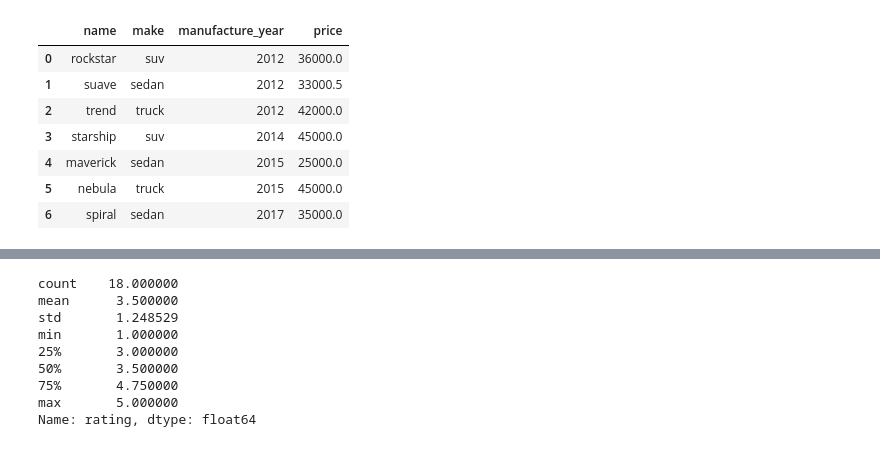
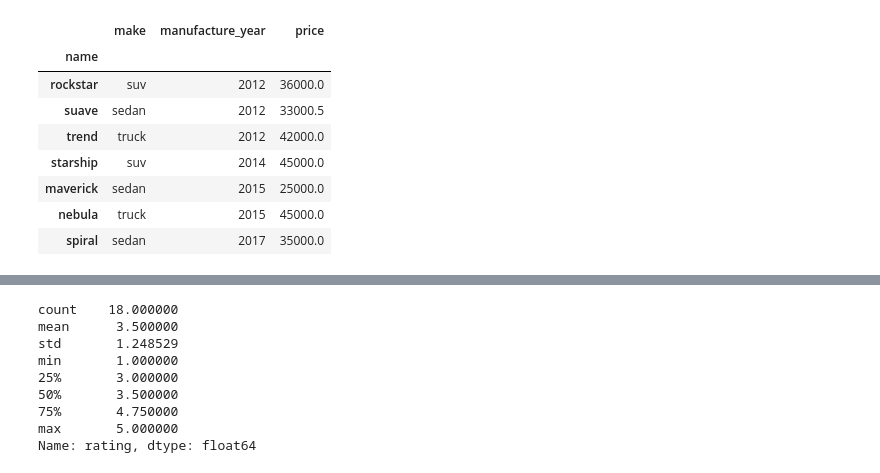
Before and after one commit to evanpaddock/MIS501_PA3, a Jupyter notebook: PA3.ipynb, the cells around one changed output, grey strips where cells are left out. Saved outputs shown, nothing was run; the diff lists cells and outputs as text; code cells hidden in the pictures.

```diff
--- a/PA3.ipynb
+++ b/PA3.ipynb
@@ -4,11 +4,33 @@ from datetime import datetime
 import re
 import matplotlib.pyplot as plt
 import numpy as np
-# %%
-def convert_row_type(row: list[str], type_list: list[type]):
-    return [to_type(value) if value else None for to_type, value in zip(type_list, row)]
+# %%
+def convert_row_type(row: list[str], type_list: list[type]):
+    converted_values = []
+
+    for value, type in zip(row, type_list):
+            if type == str:
+                value =  re.sub(r'\s+', ' ', value).strip()
+                if len(value) > 0:
+                    converted_values.append(value)
+                else:
+                    converted_values.append('')
+            elif type == int:
+                if value:
+                    converted_values.append(int(value))
+                else:
+                    converted_values.append(None)
+            elif type == float:
+                if value:
+                    converted_values.append(float(value))
+                else:
+                    converted_values.append(None)
+            else:
+                converted_values.append(value)
+
+    return converted_values
 # %%
-def read_file(file_name: str, type_list: list[type], sep:str="#"):
+def read_file(file_name: str, type_list: list[type], sep:str="#", index:str=None):
     infile = open(file_name, "r")
 
     line = infile.readline()
@@ -23,19 +45,18 @@ def read_file(file_name: str, type_list: list[type], sep:str="#"):
     columns = data_list.pop(0)
 
     rows = [convert_row_type(line, type_list) for line in data_list]
-
-    return pd.DataFrame(rows, columns=columns)
+    return pd.DataFrame(rows, columns=columns).set_index([index])
 # %%
-cars_df = read_file("cars_pa3.txt", type_list=[str, str, int, float])
-cars_df.set_index('name')
+cars_df = read_file("cars_pa3.txt", type_list=[str, str, int, float], index="name")
 display(cars_df)
 # %% [output]
-|  | name | make | manufacture_year | price |
-| 0 | rockstar | suv | 2012 | 36000.0 |
-| 1 | suave | sedan | 2012 | 33000.5 |
-| 2 | trend | truck | 2012 | 42000.0 |
-| 3 | starship | suv | 2014 | 45000.0 |
-| 4 | maverick | sedan | 2015 | 25000.0 |
-| 5 | nebula | truck | 2015 | 45000.0 |
-| 6 | spiral | sedan | 2017 | 35000.0 |
+|  | make | manufacture_year | price |
+| name |  |  |  |
+| rockstar | suv | 2012 | 36000.0 |
+| suave | sedan | 2012 | 33000.5 |
+| trend | truck | 2012 | 42000.0 |
+| starship | suv | 2014 | 45000.0 |
+| maverick | sedan | 2015 | 25000.0 |
+| nebula | truck | 2015 | 45000.0 |
+| spiral | sedan | 2017 | 35000.0 |
 # %%
```
Also changed, not shown: parts of 10 cells of this notebook.
